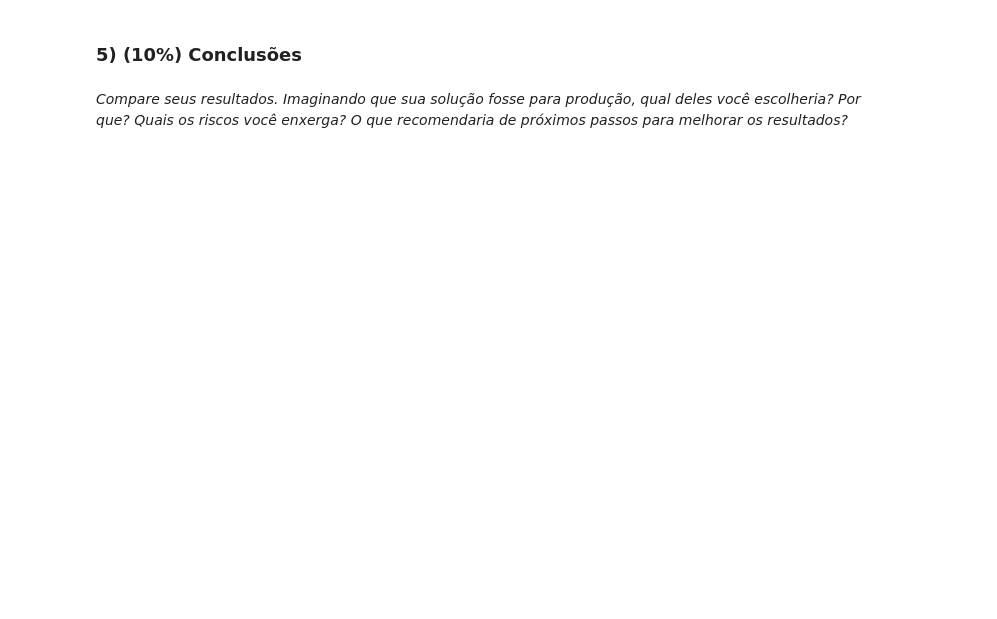
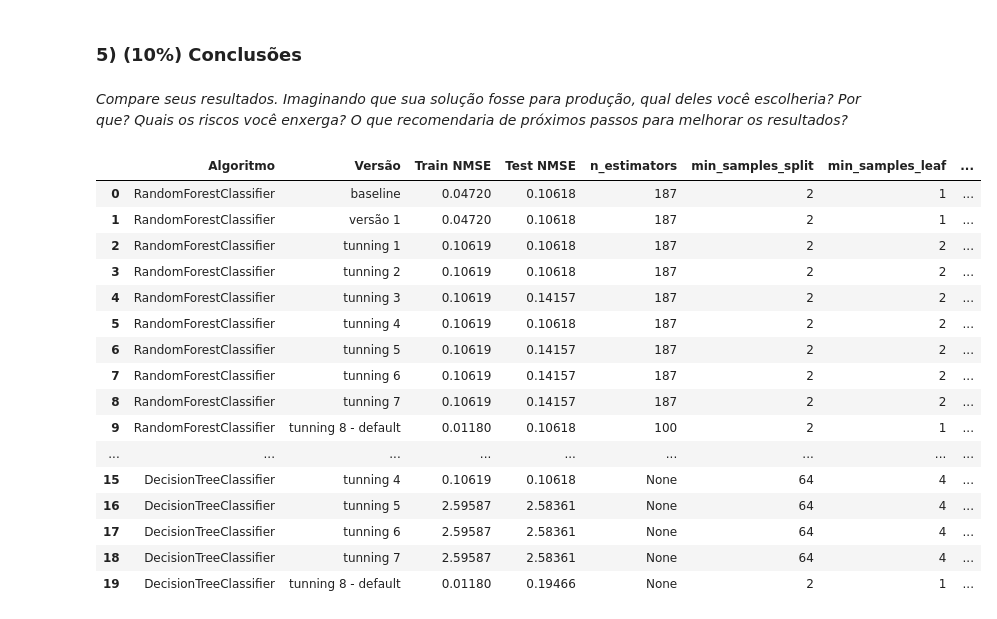
Before and after one commit to maxlataci/ia-cd, a Jupyter notebook: classificador_projeto_2/aed_projeto2.ipynb, the cells around one changed output. Cells and saved outputs as stored; diff of their text form; code cells hidden in the pictures; blank space fills up the shorter version.

```diff
--- a/classificador_projeto_2/aed_projeto2.ipynb
+++ b/classificador_projeto_2/aed_projeto2.ipynb
@@ -89,0 +180,10 @@ array([[0, 0, 0, ..., 0, 0, 1],
+# %%
+# armazenar resultados acumulados
+name, ver, param, train_nmse, test_nmse = [], [], [] ,[], []
+n_estimators, min_samples_split, min_samples_leaf, max_leaf_nodes = [], [], [], []
+random_state, criterion, max_features, class_weight = [], [], [], []
+
+resultados = {'Algoritmo': name, 'Versão': ver, 'Train NMSE': train_nmse, 'Test NMSE': test_nmse, 'n_estimators': n_estimators, 'min_samples_split': min_samples_split, 'min_samples_leaf': min_samples_leaf, 'max_leaf_nodes': max_leaf_nodes, 'random_state': random_state, 'criterion': criterion, 'max_features': max_features, 'class_weight': class_weight}
+
+# garantir repetição resultados
+randomstate = 64
@@ -123,3 +659,23 @@ Indique o método escolhido
 ### 5) **(10%)** Conclusões
 # %% [markdown]
 *Compare seus resultados. Imaginando que sua solução fosse para produção, qual deles você escolheria? Por que? Quais os riscos você enxerga? O que recomendaria de próximos passos para melhorar os resultados?*
+# %%
+pd.DataFrame(resultados)
+# %% [output]
+|  | Algoritmo | Versão | Train NMSE | Test NMSE | n_estimators | min_samples_split | min_samples_leaf | ... |
+| 0 | RandomForestClassifier | baseline | 0.04720 | 0.10618 | 187 | 2 | 1 | ... |
+| 1 | RandomForestClassifier | versão 1 | 0.04720 | 0.10618 | 187 | 2 | 1 | ... |
+| 2 | RandomForestClassifier | tunning 1 | 0.10619 | 0.10618 | 187 | 2 | 2 | ... |
+| 3 | RandomForestClassifier | tunning 2 | 0.10619 | 0.10618 | 187 | 2 | 2 | ... |
+| 4 | RandomForestClassifier | tunning 3 | 0.10619 | 0.14157 | 187 | 2 | 2 | ... |
+| 5 | RandomForestClassifier | tunning 4 | 0.10619 | 0.10618 | 187 | 2 | 2 | ... |
+| 6 | RandomForestClassifier | tunning 5 | 0.10619 | 0.14157 | 187 | 2 | 2 | ... |
+| 7 | RandomForestClassifier | tunning 6 | 0.10619 | 0.14157 | 187 | 2 | 2 | ... |
+| 8 | RandomForestClassifier | tunning 7 | 0.10619 | 0.14157 | 187 | 2 | 2 | ... |
+| 9 | RandomForestClassifier | tunning 8 - default | 0.01180 | 0.10618 | 100 | 2 | 1 | ... |
+| ... | ... | ... | ... | ... | ... | ... | ... | ... |
+| 15 | DecisionTreeClassifier | tunning 4 | 0.10619 | 0.10618 | None | 64 | 4 | ... |
+| 16 | DecisionTreeClassifier | tunning 5 | 2.59587 | 2.58361 | None | 64 | 4 | ... |
+| 17 | DecisionTreeClassifier | tunning 6 | 2.59587 | 2.58361 | None | 64 | 4 | ... |
+| 18 | DecisionTreeClassifier | tunning 7 | 2.59587 | 2.58361 | None | 64 | 4 | ... |
+| 19 | DecisionTreeClassifier | tunning 8 - default | 0.01180 | 0.19466 | None | 2 | 1 | ... |
```
Also changed, not shown: parts of 38 cells of this notebook, 6 other files.
